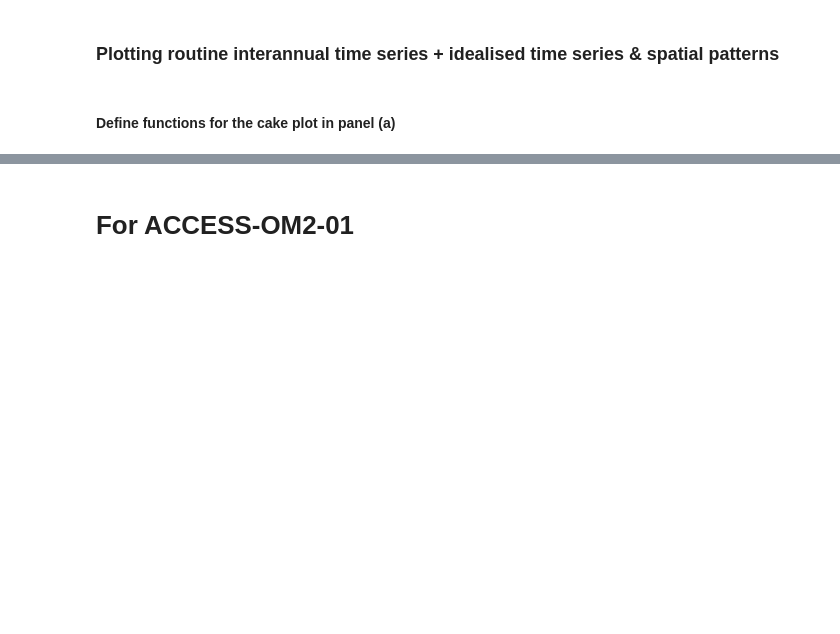
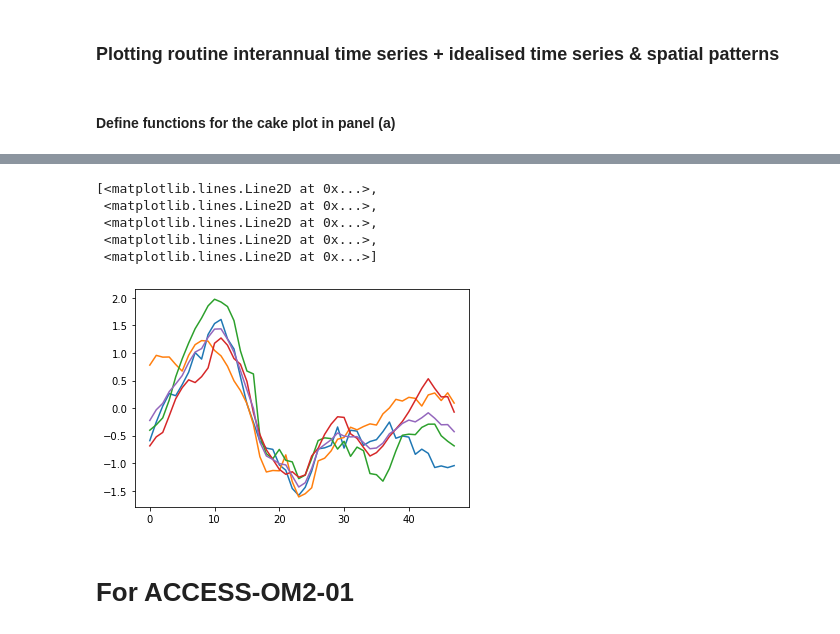
Before and after one commit to mauricehuguenin/ENSO-Antarctica_scripts, a Jupyter notebook: creating_enso_sam_forcing_fields_for_ncfile_ACCESS-OM2-01_rescaled.ipynb, the cells around one changed output, grey strips where cells are left out. Cells and saved outputs as stored; diff of their text form; code cells hidden in the pictures; blank space fills up the shorter version.

```diff
--- a/creating_enso_sam_forcing_fields_for_ncfile_ACCESS-OM2-01_rescaled.ipynb
+++ b/creating_enso_sam_forcing_fields_for_ncfile_ACCESS-OM2-01_rescaled.ipynb
@@ -1436,3 +1458,15 @@ Wall time: 10.9 s
+# %%
+# create pandas dataframe and save it
+d = {'1973': N34_1973, '1988': N34_1988, '1998': N34_1998, '2011': N34_2011, 'Mean': LN_mean}; df = pd.DataFrame(data=d)
+df.to_csv('/g/data/e14/mv7494/ENSOAnt_data/Fig1e_Time_Series_Composite_LN.txt', sep='\t', index=False) # saving the data frame
+plt.plot(df) # to check if all okay
+# %% [output]
+[<matplotlib.lines.Line2D at 0x...>,
+ <matplotlib.lines.Line2D at 0x...>,
+ <matplotlib.lines.Line2D at 0x...>,
+ <matplotlib.lines.Line2D at 0x...>,
+ <matplotlib.lines.Line2D at 0x...>]
+[figure, added]
 # %% [markdown]
 # For ACCESS-OM2-01
 # %% [markdown]
```
Also changed, not shown: parts of 22 cells of this notebook, 3 other files.
